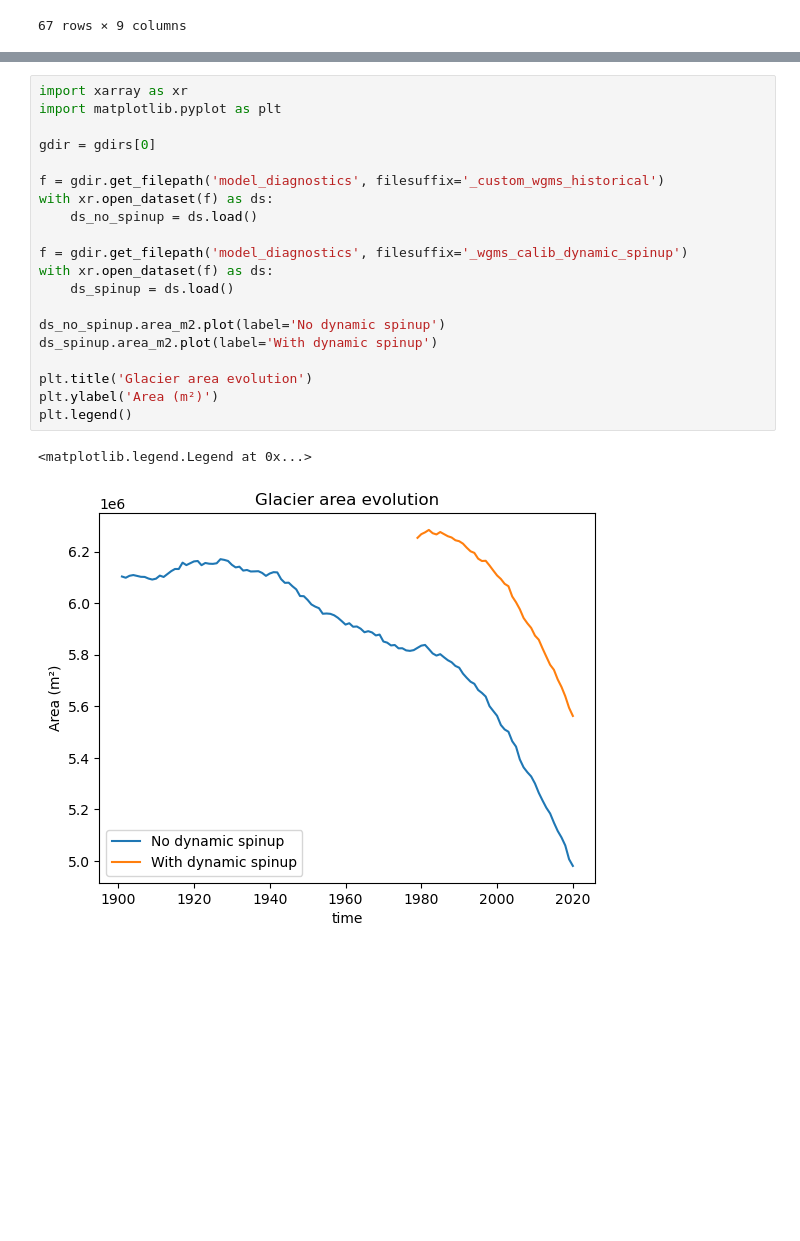
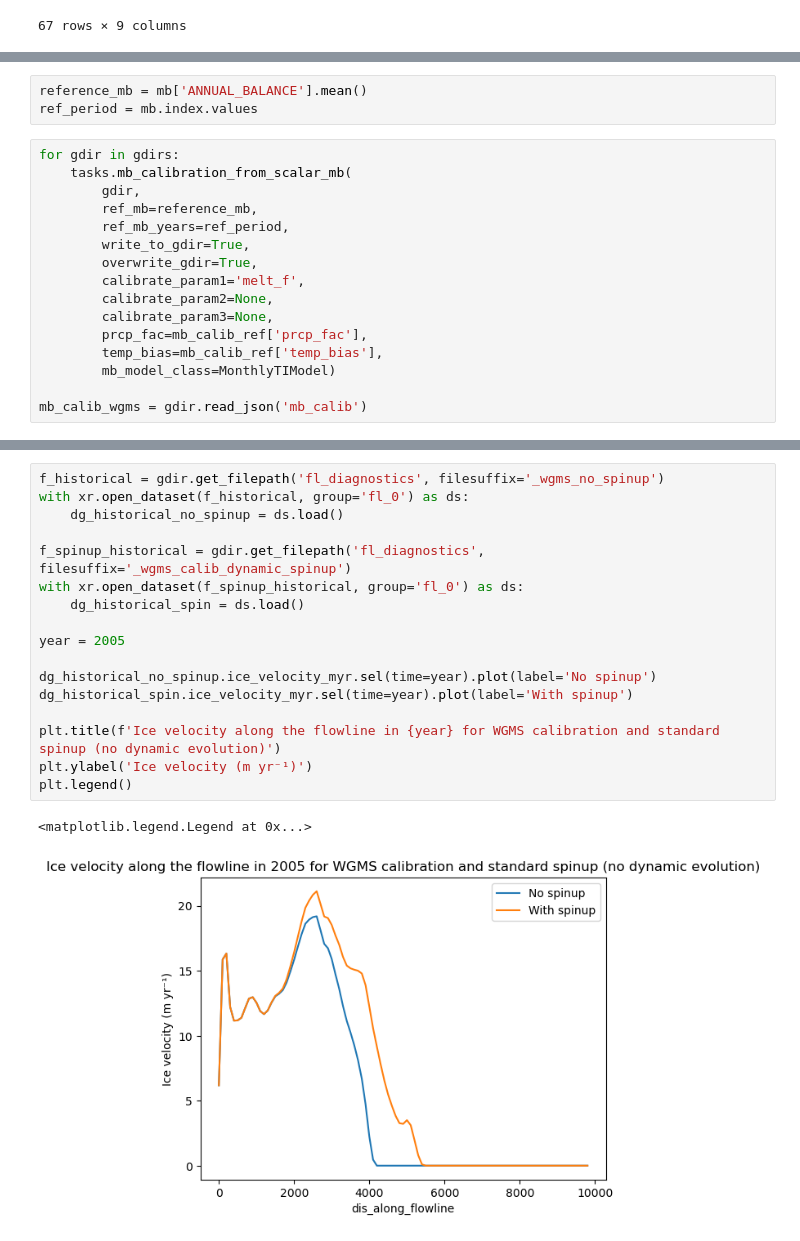
Before and after one commit to bearecinos/Lanzhou_workshop_oggm_tutorials, a Jupyter notebook: advance/OGGM_workflow_customise_to_different_gis_inputs.ipynb, the cells around one changed output, grey strips where cells are left out. Saved outputs shown, nothing was run; the diff lists cells and outputs as text; blank space fills up the shorter version.

```diff
--- a/advance/OGGM_workflow_customise_to_different_gis_inputs.ipynb
+++ b/advance/OGGM_workflow_customise_to_different_gis_inputs.ipynb
@@ -452,0 +939,19 @@ Note that there is no need to run the `run_dynamic_melt_f_calibration` because i
+# %%
+reference_mb = mb['ANNUAL_BALANCE'].mean()
+ref_period = mb.index.values
+# %%
+for gdir in gdirs:
+    tasks.mb_calibration_from_scalar_mb(
+        gdir,
+        ref_mb=reference_mb,
+        ref_mb_years=ref_period,
+        write_to_gdir=True,
+        overwrite_gdir=True,
+        calibrate_param1='melt_f',
+        calibrate_param2=None,
+        calibrate_param3=None,
+        prcp_fac=mb_calib_ref['prcp_fac'],
+        temp_bias=mb_calib_ref['temp_bias'],
+        mb_model_class=MonthlyTIModel)
+
+mb_calib_wgms = gdir.read_json('mb_calib')
@@ -507,24 +1071,21 @@ os.listdir(gdirs[0].dir)
  'downstream_line.pkl']
 # %%
-import xarray as xr
-import matplotlib.pyplot as plt
+f_historical = gdir.get_filepath('fl_diagnostics', filesuffix='_wgms_no_spinup')
+with xr.open_dataset(f_historical, group='fl_0') as ds:
+    dg_historical_no_spinup = ds.load()
 
-gdir = gdirs[0]
+f_spinup_historical = gdir.get_filepath('fl_diagnostics', filesuffix='_wgms_calib_dynamic_spinup')
+with xr.open_dataset(f_spinup_historical, group='fl_0') as ds:
+    dg_historical_spin = ds.load()
 
-f = gdir.get_filepath('model_diagnostics', filesuffix='_custom_wgms_historical')
-with xr.open_dataset(f) as ds:
-    ds_no_spinup = ds.load()
+year = 2005
 
-f = gdir.get_filepath('model_diagnostics', filesuffix='_wgms_calib_dynamic_spinup')
-with xr.open_dataset(f) as ds:
-    ds_spinup = ds.load()
+dg_historical_no_spinup.ice_velocity_myr.sel(time=year).plot(label='No spinup')
+dg_historical_spin.ice_velocity_myr.sel(time=year).plot(label='With spinup')
 
-ds_no_spinup.area_m2.plot(label='No dynamic spinup')
-ds_spinup.area_m2.plot(label='With dynamic spinup')
-
-plt.title('Glacier area evolution')
-plt.ylabel('Area (m²)')
+plt.title(f'Ice velocity along the flowline in {year} for WGMS calibration and standard spinup (no dynamic evolution)')
+plt.ylabel('Ice velocity (m yr⁻¹)')
 plt.legend()
 # %% [output]
 <matplotlib.legend.Legend at 0x...>
-[figure, old version]
+[figure, new version]
```
Also changed, not shown: parts of 113 cells of this notebook, 5 other files.
